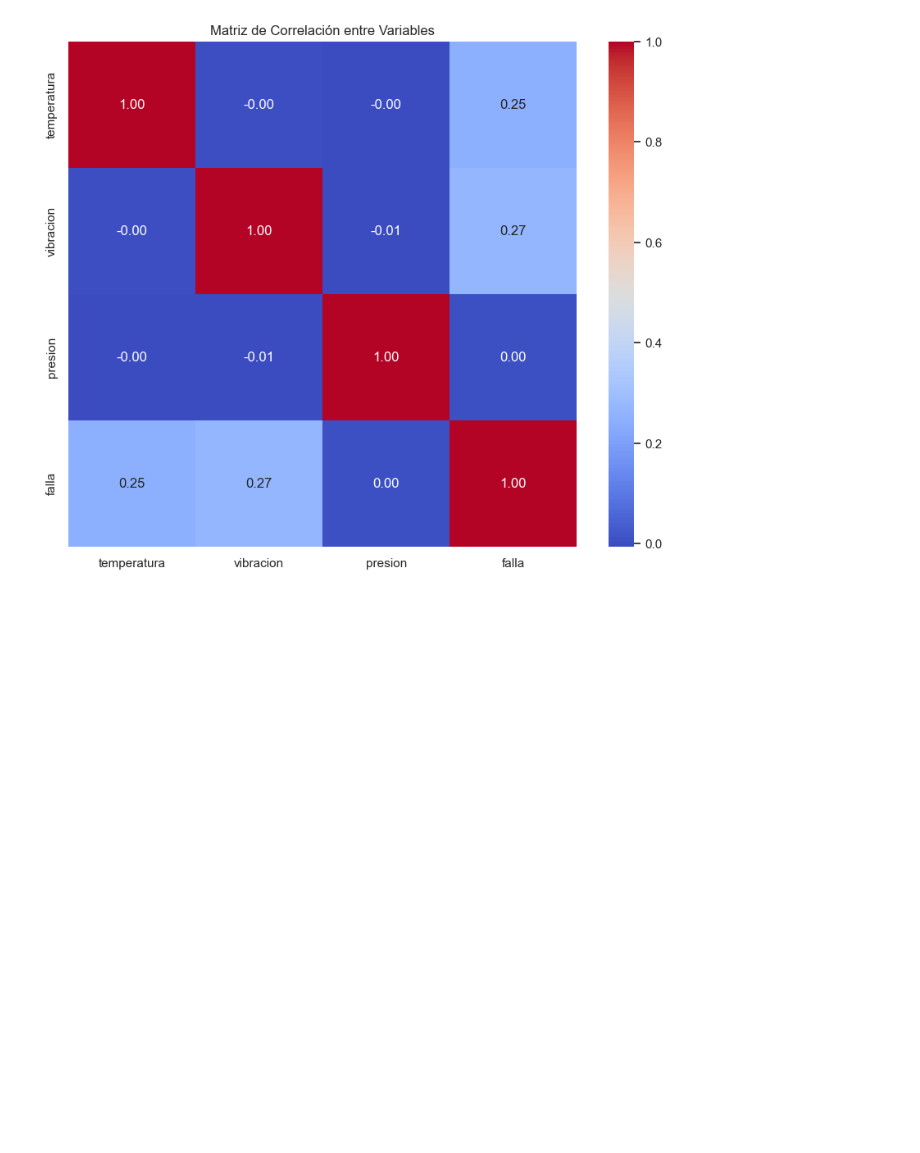
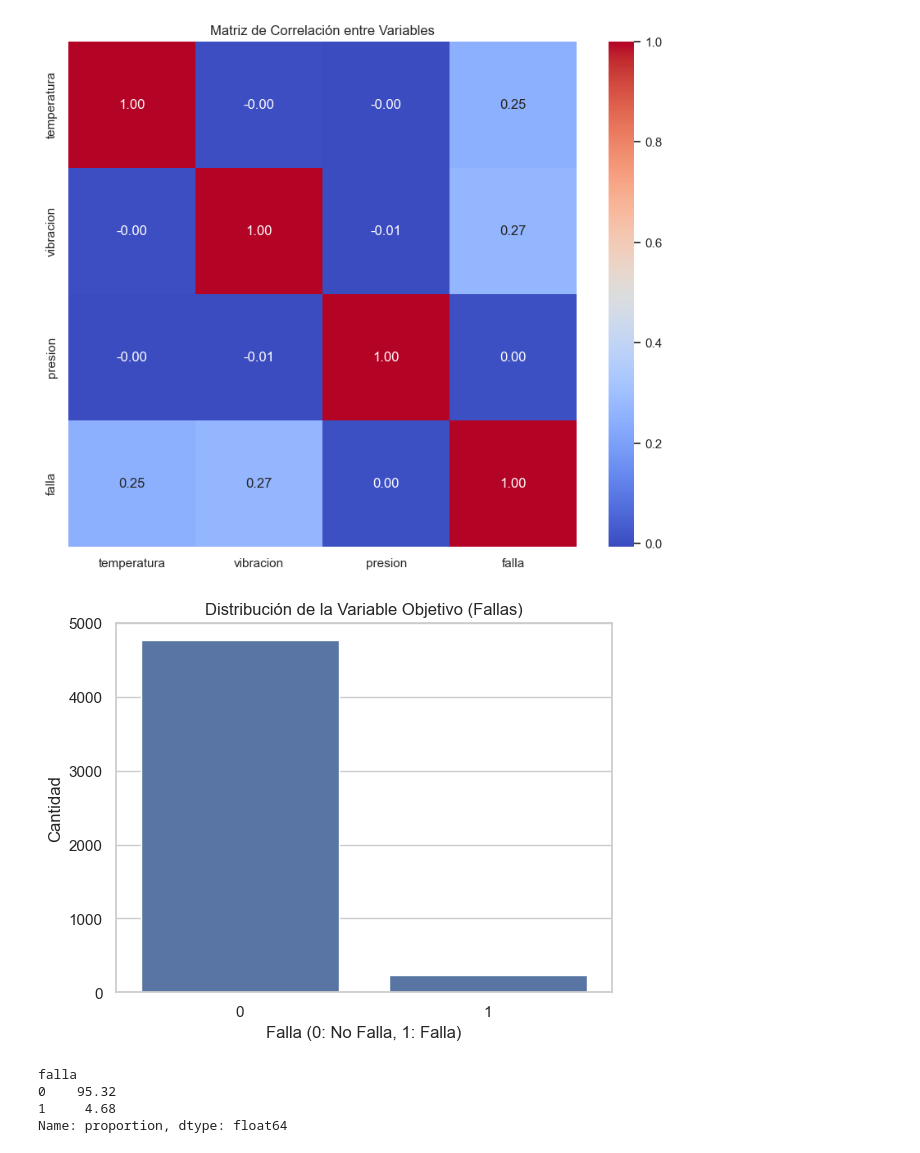
Before and after one commit to GzoC/real_time_predictive_monitoring, a Jupyter notebook: notebooks/01_exploratory_data_analysis.ipynb, the cells around one changed output. Saved outputs shown, nothing was run; the diff lists cells and outputs as text; code cells hidden in the pictures; blank space fills up the shorter version.

Commit message:
N3: Celda 8: Análisis de la Variable Objetivo

```diff
--- a/notebooks/01_exploratory_data_analysis.ipynb
+++ b/notebooks/01_exploratory_data_analysis.ipynb
@@ -94,3 +94,19 @@ plt.title('Matriz de Correlación entre Variables')
 plt.show()
 # %% [output]
 [figure]
+# %%
+# Análisis visual de la variable objetivo
+sns.countplot(x='falla', data=df)
+plt.title('Distribución de la Variable Objetivo (Fallas)')
+plt.xlabel('Falla (0: No Falla, 1: Falla)')
+plt.ylabel('Cantidad')
+plt.show()
+
+# Porcentaje de ocurrencias de fallas y no fallas
+df['falla'].value_counts(normalize=True)*100
+# %% [output]
+[figure, added]
+falla
+0    95.32
+1     4.68
+Name: proportion, dtype: float64
```
